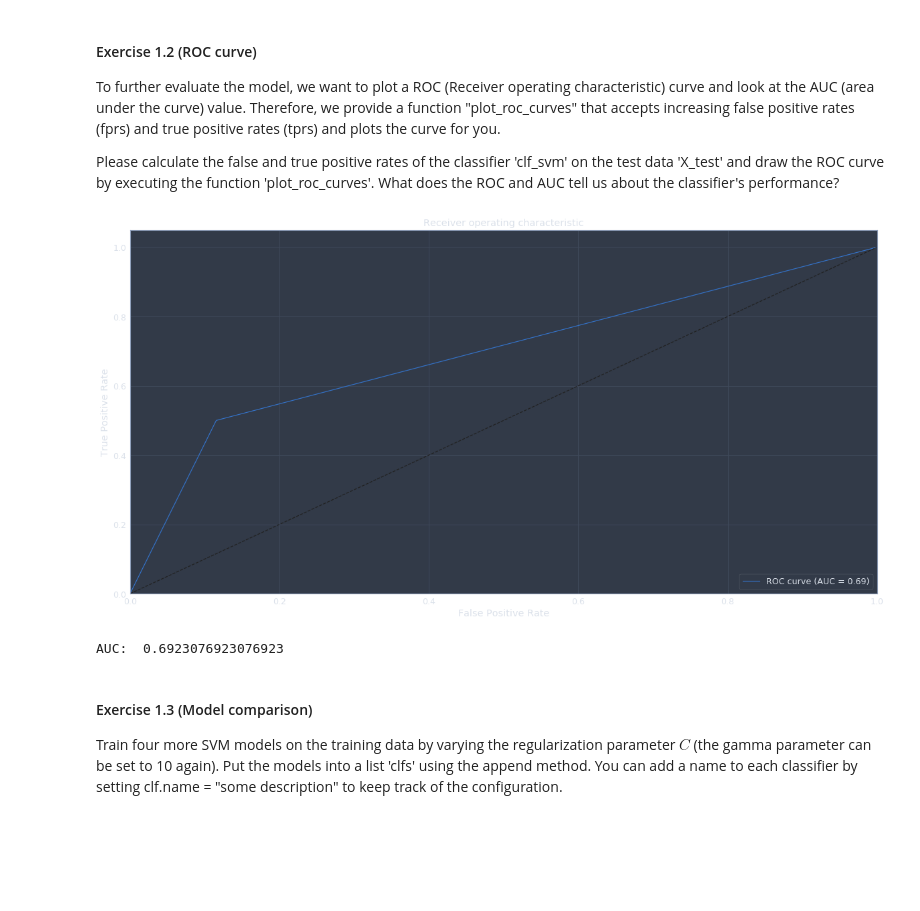
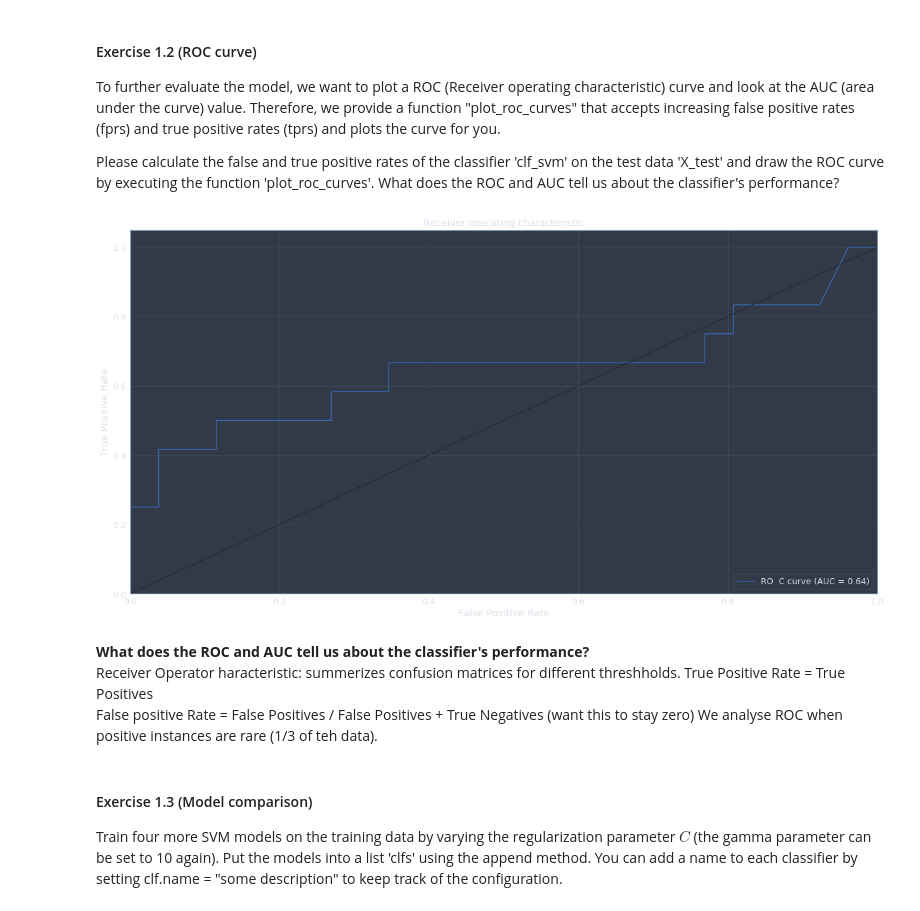
Before and after one commit to alyonavyshnevska/intelligent_data_analysis, a Jupyter notebook: Lab08_Model_Evaluation/Evaluation.ipynb, the cells around one changed output. Drawn from its saved outputs; the diff is of its cells as text; code cells hidden in the pictures; blank space fills up the shorter version.

```diff
--- a/Lab08_Model_Evaluation/Evaluation.ipynb
+++ b/Lab08_Model_Evaluation/Evaluation.ipynb
@@ -160,15 +163,19 @@ def plot_roc_curves(fprs, tprs):
     plt.legend(loc="lower right")
     plt.show()
 # %%
-fpr, tpr, threshholds = metrics.roc_curve(y_test, y_hat)
-auc = metrics.auc(fpr, tpr)
+y_score = clf_svm.decision_function(X_test)
+fpr, tpr, thresholds = metrics.roc_curve(y_test, y_score, pos_label=1)
 
 # plot the curve
 plot_roc_curves([fpr], [tpr])
-print("AUC: ", auc)
 # %% [output]
-[figure, old version]
+[figure, new version]
-AUC:  0.6923076923076923
+# %% [markdown]
+**What does the ROC and AUC tell us about the classifier's performance?**
+Receiver Operator haracteristic: summerizes confusion matrices for different threshholds.
+True Positive Rate = True Positives
+False positive Rate = False Positives / False Positives + True Negatives (want this to stay zero)
+We analyse ROC when positive instances are rare (1/3 of teh data).
 # %% [markdown]
 #### Exercise 1.3 (Model comparison)
 
```
Also changed, not shown: parts of 12 cells of this notebook, 1 other file.
